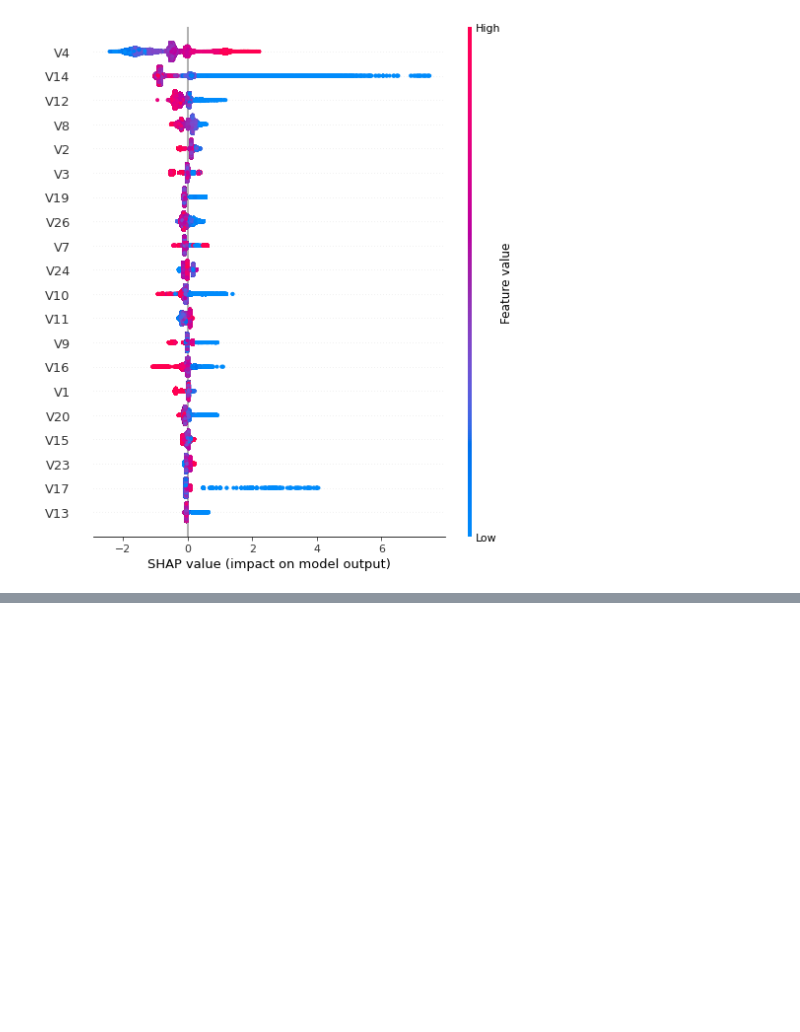
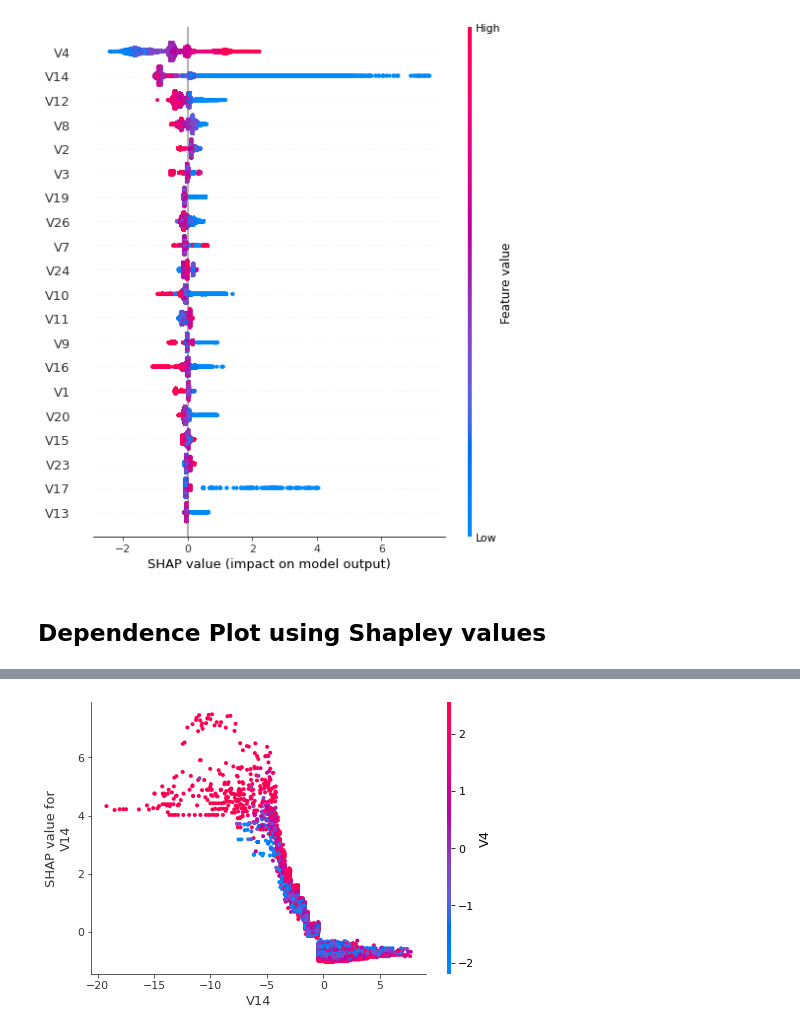
Before and after one commit to mohitkhannanu/udemy-tf-course, a Jupyter notebook: Model_Interpretation/XGBoost_SHAPELY.ipynb, the cells around one changed output, grey strips where cells are left out. Cells and saved outputs as stored; diff of their text form; code cells hidden in the pictures; blank space fills up the shorter version.

```diff
--- a/Model_Interpretation/XGBoost_SHAPELY.ipynb
+++ b/Model_Interpretation/XGBoost_SHAPELY.ipynb
@@ -248,3 +248,11 @@ shap_values = explainer.shap_values(X_train)
 shap.summary_plot(shap_values, X_train)
 # %% [output]
 [figure]
+# %% [markdown]
+## **Dependence Plot using Shapley values**
+# %%
+shap.initjs()
+shap_values = explainer.shap_values(X_train)
+#shap.dependence_plot(13, shap_values, X_train)
+shap.dependence_plot('V14', shap_values, X_train)
+# %% [output]
@@ -250,0 +260 @@ shap.summary_plot(shap_values, X_train)
+[figure, added]
```
Also changed, not shown: parts of 12 cells of this notebook.
